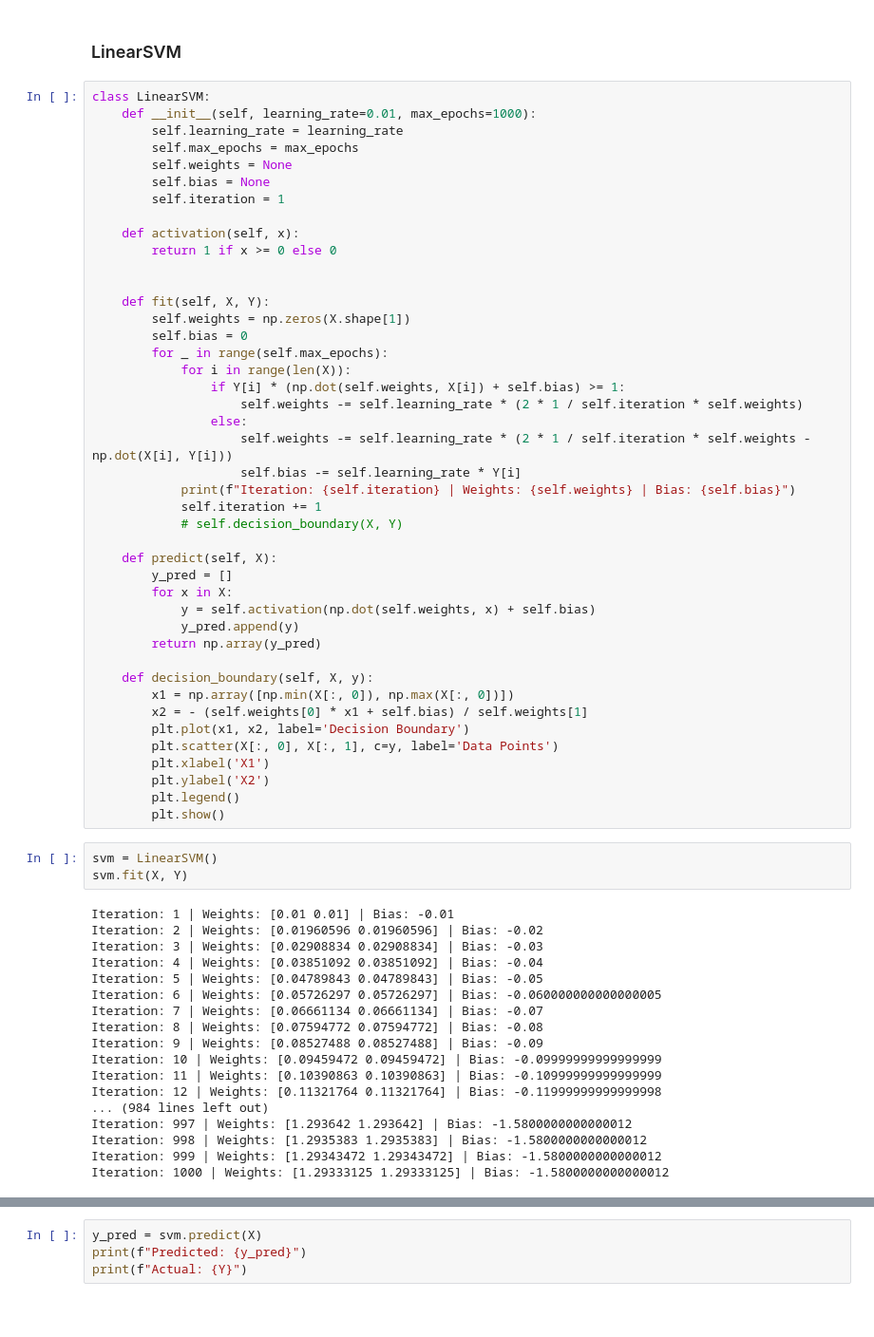
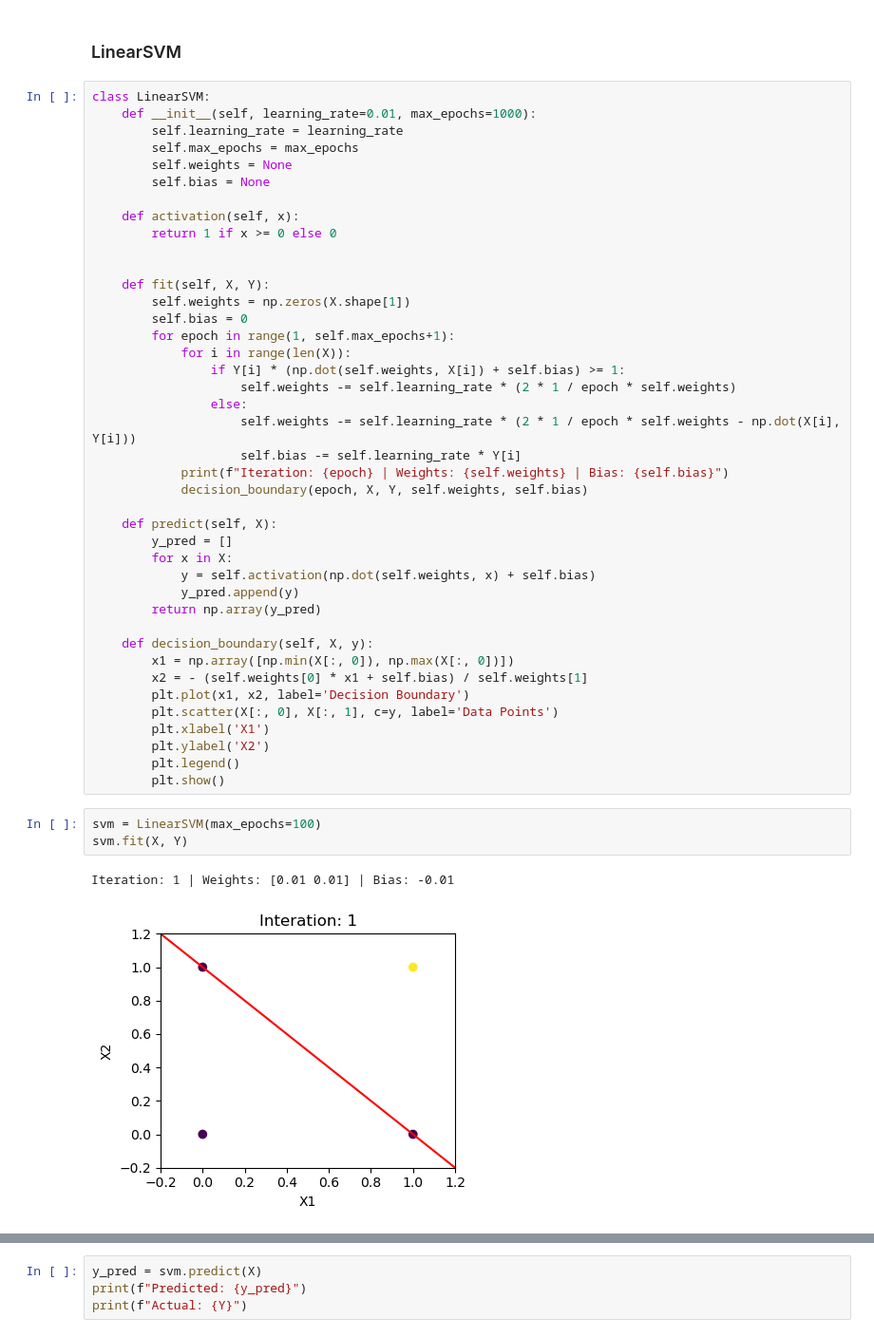
Before and after one commit to msrisujan/PR-and-ML-Lab, a Jupyter notebook: Lab10/CS21B1081_Q1.ipynb, the cells around one changed output, grey strips where cells are left out. Shown at 95% size. Saved outputs shown, nothing was run; the diff lists cells and outputs as text; blank space fills up the shorter version.

```diff
--- a/Lab10/CS21B1081_Q1.ipynb
+++ b/Lab10/CS21B1081_Q1.ipynb
@@ -103,7 +104,6 @@ class LinearSVM:
         self.max_epochs = max_epochs
         self.weights = None
         self.bias = None
-        self.iteration = 1
 
     def activation(self, x):
         return 1 if x >= 0 else 0
@@ -112,16 +112,15 @@ class LinearSVM:
     def fit(self, X, Y):
         self.weights = np.zeros(X.shape[1])
         self.bias = 0
-        for _ in range(self.max_epochs):
+        for epoch in range(1, self.max_epochs+1):
             for i in range(len(X)):
                 if Y[i] * (np.dot(self.weights, X[i]) + self.bias) >= 1:
-                    self.weights -= self.learning_rate * (2 * 1 / self.iteration * self.weights)
+                    self.weights -= self.learning_rate * (2 * 1 / epoch * self.weights)
                 else:
-                    self.weights -= self.learning_rate * (2 * 1 / self.iteration * self.weights - np.dot(X[i], Y[i]))
+                    self.weights -= self.learning_rate * (2 * 1 / epoch * self.weights - np.dot(X[i], Y[i]))
                     self.bias -= self.learning_rate * Y[i]
-            print(f"Iteration: {self.iteration} | Weights: {self.weights} | Bias: {self.bias}")
-            self.iteration += 1
-            # self.decision_boundary(X, Y)
+            print(f"Iteration: {epoch} | Weights: {self.weights} | Bias: {self.bias}")
+            decision_boundary(epoch, X, Y, self.weights, self.bias)
 
     def predict(self, X):
         y_pred = []
@@ -140,23 +139,8 @@ class LinearSVM:
         plt.legend()
         plt.show()
 # %%
-svm = LinearSVM()
+svm = LinearSVM(max_epochs=100)
 svm.fit(X, Y)
 # %% [output]
 Iteration: 1 | Weights: [0.01 0.01] | Bias: -0.01
-Iteration: 2 | Weights: [0.01960596 0.01960596] | Bias: -0.02
-Iteration: 3 | Weights: [0.02908834 0.02908834] | Bias: -0.03
-Iteration: 4 | Weights: [0.03851092 0.03851092] | Bias: -0.04
-Iteration: 5 | Weights: [0.04789843 0.04789843] | Bias: -0.05
-Iteration: 6 | Weights: [0.05726297 0.05726297] | Bias: -0.060000000000000005
-Iteration: 7 | Weights: [0.06661134 0.06661134] | Bias: -0.07
-Iteration: 8 | Weights: [0.07594772 0.07594772] | Bias: -0.08
-Iteration: 9 | Weights: [0.08527488 0.08527488] | Bias: -0.09
-Iteration: 10 | Weights: [0.09459472 0.09459472] | Bias: -0.09999999999999999
-Iteration: 11 | Weights: [0.10390863 0.10390863] | Bias: -0.10999999999999999
-Iteration: 12 | Weights: [0.11321764 0.11321764] | Bias: -0.11999999999999998
-... (984 lines left out)
-Iteration: 997 | Weights: [1.293642 1.293642] | Bias: -1.5800000000000012
-Iteration: 998 | Weights: [1.2935383 1.2935383] | Bias: -1.5800000000000012
-Iteration: 999 | Weights: [1.29343472 1.29343472] | Bias: -1.5800000000000012
-Iteration: 1000 | Weights: [1.29333125 1.29333125] | Bias: -1.5800000000000012
+[figure, added]
```
Also changed, not shown: parts of 4 cells of this notebook.
